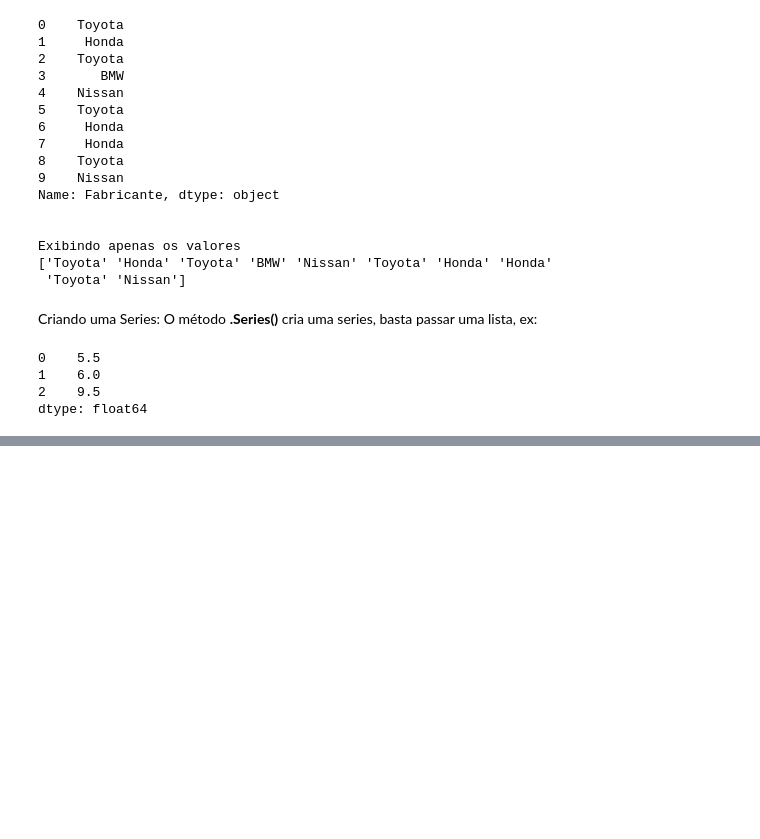
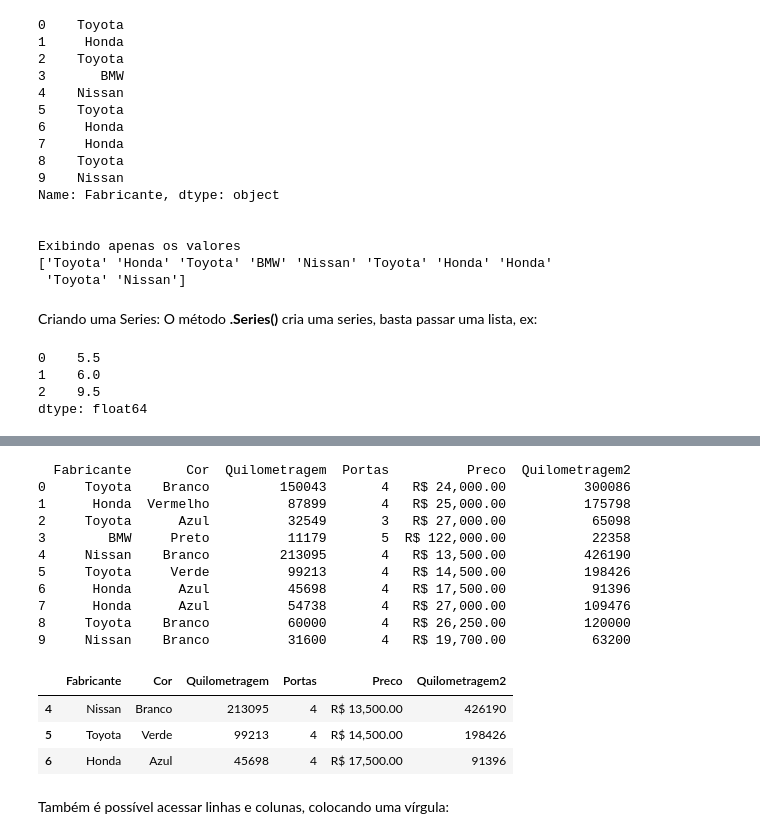
Before and after one commit to ricardoriverac/youxlab-treino-git, a Jupyter notebook: curso-dados/data.ipynb, the cells around one changed output, grey strips where cells are left out. Drawn from its saved outputs; the diff is of its cells as text; code cells hidden in the pictures; blank space fills up the shorter version.

```diff
--- a/curso-dados/data.ipynb
+++ b/curso-dados/data.ipynb
@@ -261,0 +422,21 @@ dtype: float64
+# %%
+print(dados)
+dados.loc[4:6]
+# %% [output]
+  Fabricante       Cor  Quilometragem  Portas          Preco  Quilometragem2
+0     Toyota    Branco         150043       4   R$ 24,000.00          300086
+1      Honda  Vermelho          87899       4   R$ 25,000.00          175798
+2     Toyota      Azul          32549       3   R$ 27,000.00           65098
+3        BMW     Preto          11179       5  R$ 122,000.00           22358
+4     Nissan    Branco         213095       4   R$ 13,500.00          426190
+5     Toyota     Verde          99213       4   R$ 14,500.00          198426
+6      Honda      Azul          45698       4   R$ 17,500.00           91396
+7      Honda      Azul          54738       4   R$ 27,000.00          109476
+8     Toyota    Branco          60000       4   R$ 26,250.00          120000
+9     Nissan    Branco          31600       4   R$ 19,700.00           63200
+|  | Fabricante | Cor | Quilometragem | Portas | Preco | Quilometragem2 |
+| 4 | Nissan | Branco | 213095 | 4 | R$ 13,500.00 | 426190 |
+| 5 | Toyota | Verde | 99213 | 4 | R$ 14,500.00 | 198426 |
+| 6 | Honda | Azul | 45698 | 4 | R$ 17,500.00 | 91396 |
+# %% [markdown]
+Também é possível acessar linhas e colunas, colocando uma vírgula:
```
Also changed, not shown: parts of 44 cells of this notebook, 1 other file.
